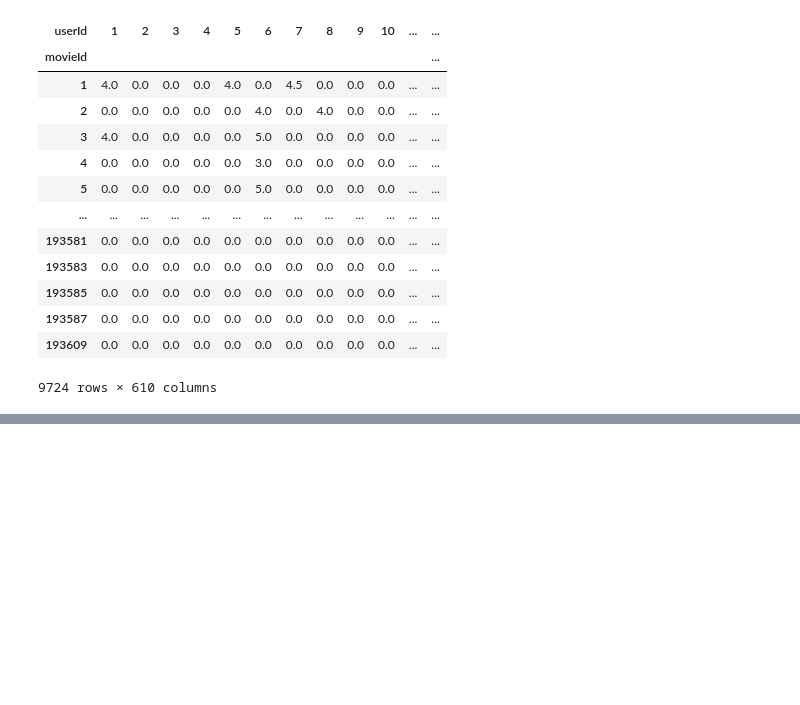
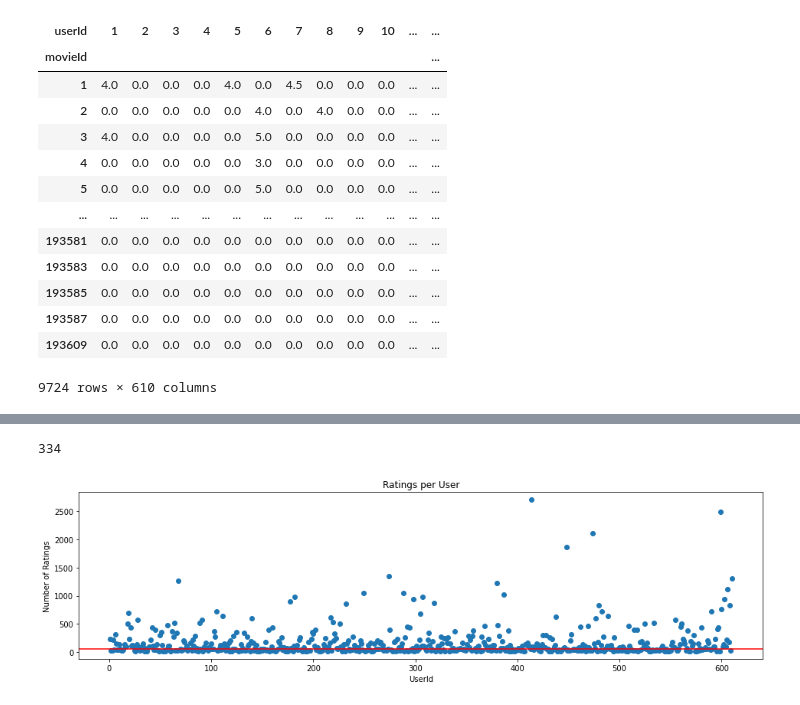
Before and after one commit to smmadden/cs-486-movie-recs, a Jupyter notebook: movie_recommender.ipynb, the cells around one changed output, grey strips where cells are left out. Cells and saved outputs as stored; diff of their text form; code cells hidden in the pictures; blank space fills up the shorter version.

```diff
--- a/movie_recommender.ipynb
+++ b/movie_recommender.ipynb
@@ -119,0 +298,16 @@ Name: tag, Length: 1475, dtype: int64
+# %%
+# number of users left after threshold cutoff
+user_threshold = 60
+len([i for i in n_user_ratings if i > user_threshold])
+# %% [output]
+334
+# %%
+plt.subplots(1,1,figsize=(16,4))
+plt.scatter(n_user_ratings.index, n_user_ratings)
+plt.axhline(y=user_threshold, color='r')
+plt.xlabel('UserId')
+plt.ylabel('Number of Ratings')
+plt.title('Ratings per User')
+plt.show()
+# %% [output]
+[figure, added]
```
Also changed, not shown: parts of 51 cells of this notebook.
